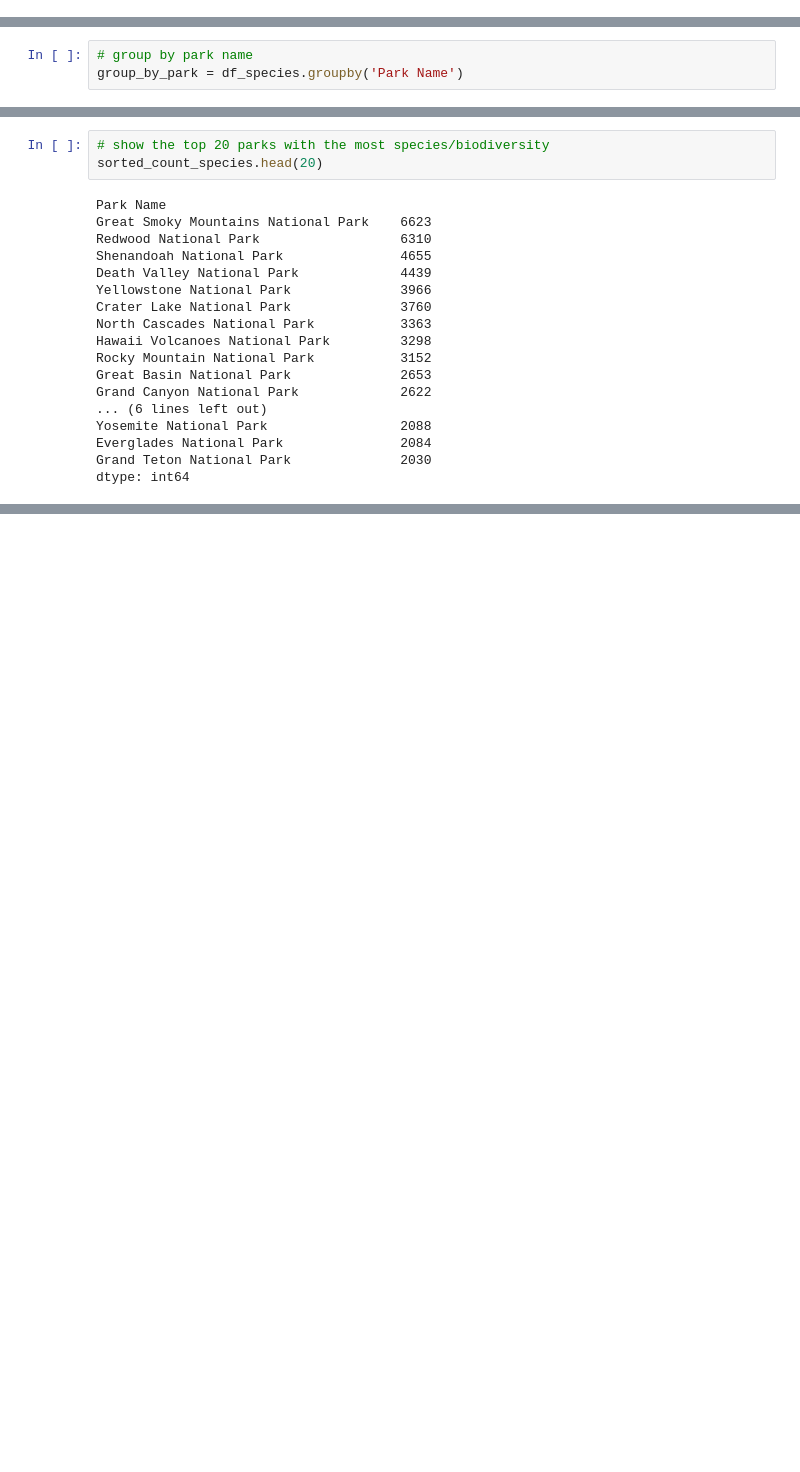
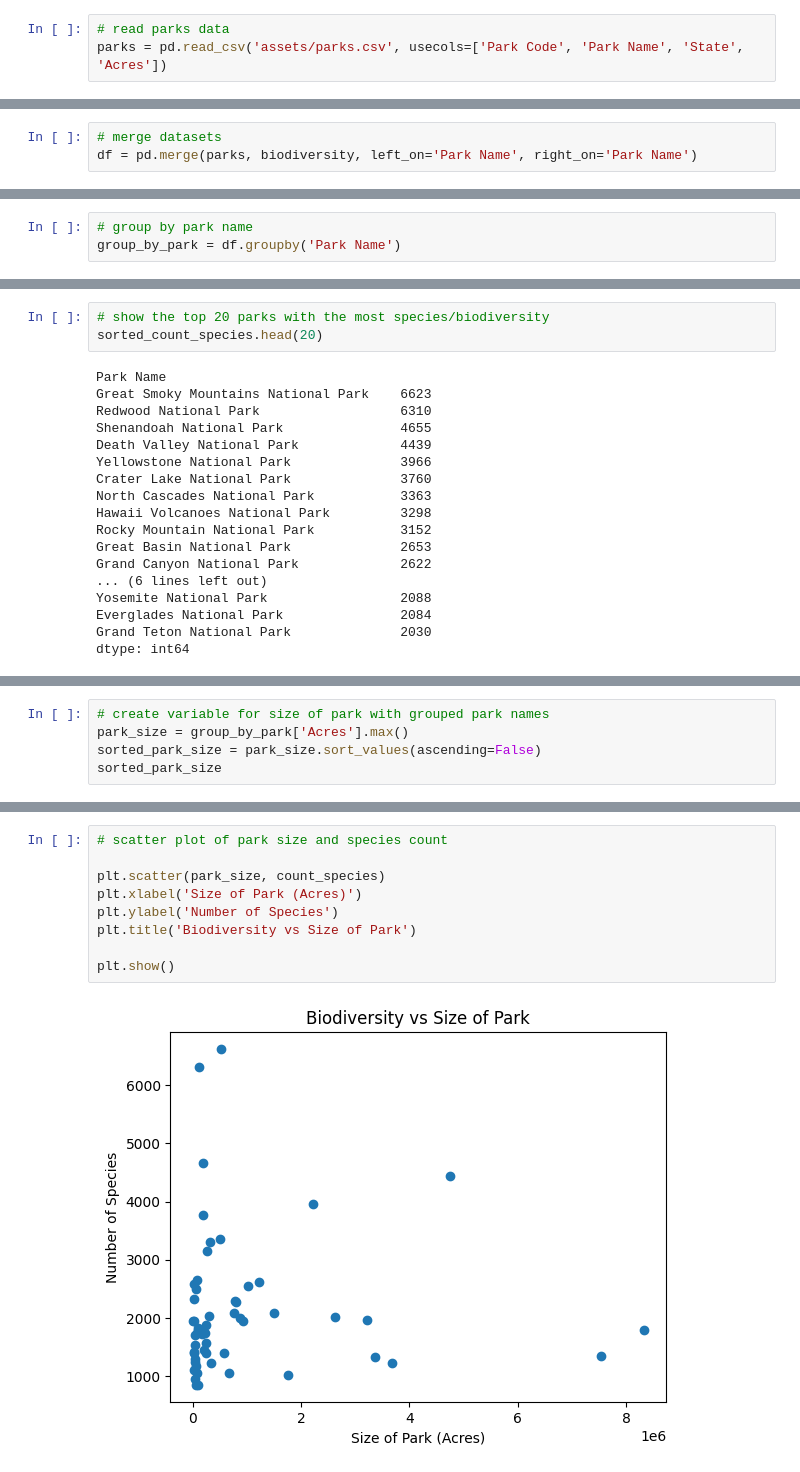
Before and after one commit to slee502/Biodiversity_in_Parks, a Jupyter notebook: Biodiversity_Project.ipynb, the cells around one changed output, grey strips where cells are left out. Cells and saved outputs as stored; diff of their text form; blank space fills up the shorter version.

Commit message:
added park size vs species

```diff
--- a/Biodiversity_Project.ipynb
+++ b/Biodiversity_Project.ipynb
@@ -18,3 +22,6 @@ df_species.head()
 | 2 | Acadia National Park | Mammal | Canis latrans | Coyote, Eastern Coyote | Present | Not Native | Common | ... |
 | 3 | Acadia National Park | Mammal | Canis lupus | Eastern Timber Wolf, Gray Wolf, T... | Not Confirmed | Native | NaN | ... |
 | 4 | Acadia National Park | Mammal | Vulpes vulpes | Black Fox, Cross Fox, Eastern Red... | Present | Unknown | Common | ... |
+# %%
+# read parks data
+parks = pd.read_csv('assets/parks.csv', usecols=['Park Code', 'Park Name', 'State', 'Acres'])
@@ -20,0 +37,3 @@ df_species.head()
+# %%
+# merge datasets
+df = pd.merge(parks, biodiversity, left_on='Park Name', right_on='Park Name')
@@ -51,6 +86,6 @@ Biodiversity
 # %%
 # group by park name
-group_by_park = df_species.groupby('Park Name')
+group_by_park = df.groupby('Park Name')
 # %%
 # count species or number of rows for each park
 count_species = group_by_park.size()
@@ -95,0 +134,5 @@ plt.show()
+# %%
+# create variable for size of park with grouped park names
+park_size = group_by_park['Acres'].max()
+sorted_park_size = park_size.sort_values(ascending=False)
+sorted_park_size
@@ -95,0 +177,11 @@ plt.show()
+# %%
+# scatter plot of park size and species count
+
+plt.scatter(park_size, count_species)
+plt.xlabel('Size of Park (Acres)')
+plt.ylabel('Number of Species')
+plt.title('Biodiversity vs Size of Park')
+
+plt.show()
+# %% [output]
+[figure, added]
```
Also changed, not shown: parts of 14 cells of this notebook.
